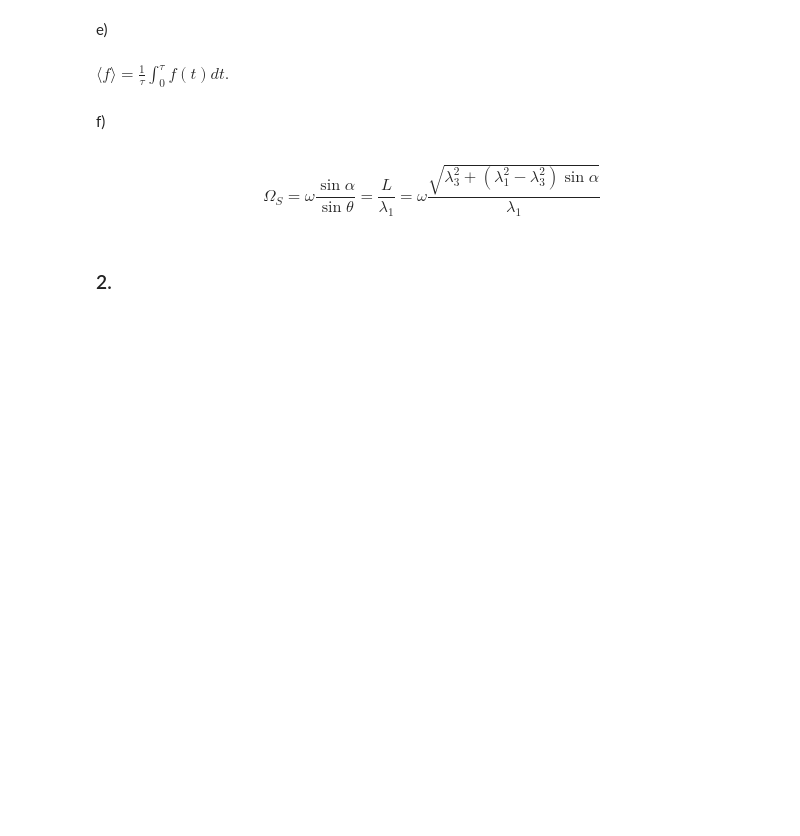
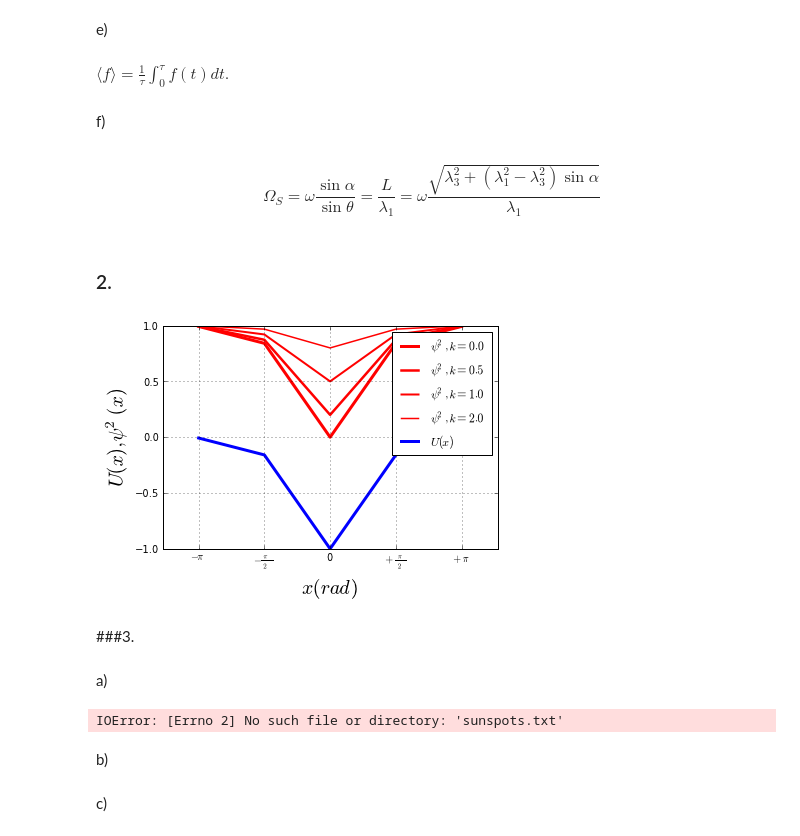
Before and after one commit to psalehsa/PHYS202-S13, a Jupyter notebook: Week3/GraphicsEx2.ipynb, the cells around one changed output. Drawn from its saved outputs; the diff is of its cells as text; code cells hidden in the pictures; blank space fills up the shorter version.

Commit message:
Adding edits of Graphic Exercise 2

```diff
--- a/Week3/GraphicsEx2.ipynb
+++ b/Week3/GraphicsEx2.ipynb
@@ -37,0 +41,34 @@ f)
+# %%
+x=arange(-pi,(3*pi)/2,pi/2)
+U= -1/((cosh(x))**2)
+k_zero=(-tanh(x))**2
+k_half=((.5**2+(tanh(x))**2)/(.5**2+1))
+k_one=((1+(tanh(x))**2)/2)
+k_two=((4+(tanh(x))**2)/5)
+plot(x,k_zero,color="red",linewidth=3,label="$\psi^2,k=0.0$")
+plot(x,k_half,color="red",linewidth=2.5,label="$\psi^2,k=0.5$")
+plot(x,k_one,color="red",linewidth=2,label="$\psi^2,k=1.0$")
+plot(x,k_two,color="red",linewidth=1.5,label="$\psi^2,k=2.0$")
+plot(x,U,color="blue",linewidth=3,label="$U(x)$")
+xlabel("$x(rad)$", fontsize=20)
+ylabel("$U(x),\psi^2(x)$",fontsize=20)
+legend()
+xticks(arange(-pi,(3*pi)/2,pi/2),('$-\pi$',r'$-\frac{\pi}{2}$','0',r'$+\frac{\pi}{2}$','$+\pi$'))
+yticks(arange(-1,1.5,.5))
+grid(True)
+# %% [output]
+[figure, added]
+# %% [markdown]
+###3.
+# %% [markdown]
+a)
+# %%
+data = loadtxt('sunspots.txt',float)
+x = data[:,0]
+y = data[:,1]
+# %% [output]
+IOError: [Errno 2] No such file or directory: 'sunspots.txt'
+# %% [markdown]
+b)
+# %% [markdown]
+c)
```
Also changed, not shown: parts of 2 cells of this notebook.
